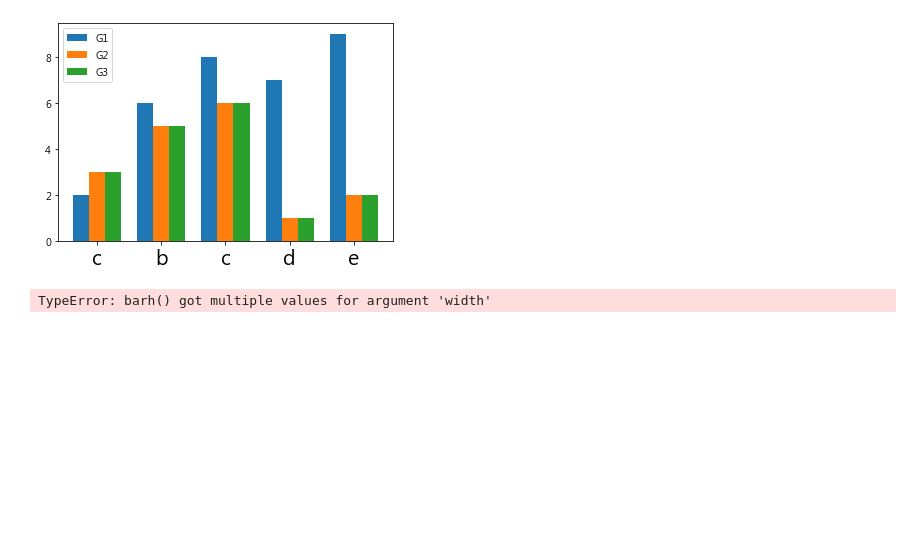
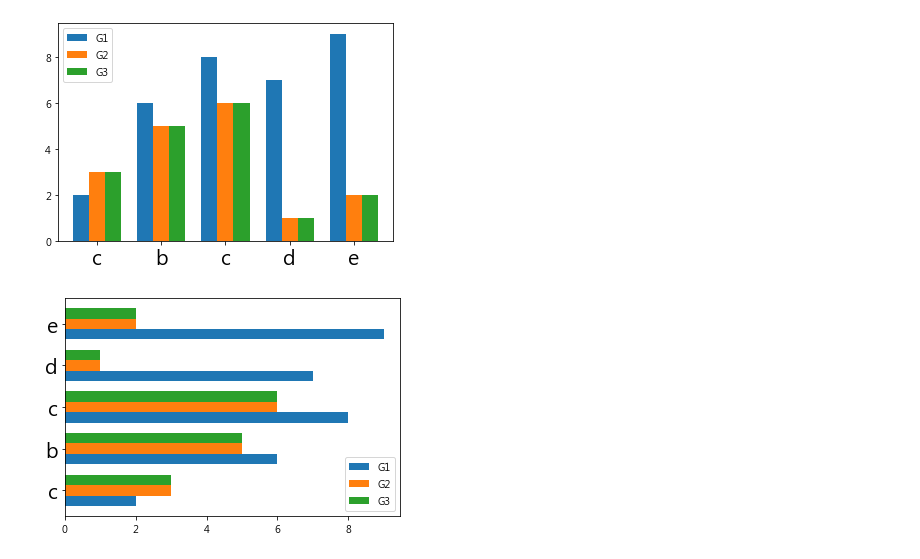
Before and after one commit to jouhsuanlin/ntuibr07, a Jupyter notebook: 繪圖/繪圖.ipynb, the cells around one changed output. Saved outputs shown, nothing was run; the diff lists cells and outputs as text; code cells hidden in the pictures; blank space fills up the shorter version.

```diff
--- a/繪圖/繪圖.ipynb
+++ b/繪圖/繪圖.ipynb
@@ -293,15 +293,15 @@ plt.show()
 # %%
 x1 = [1,2,3,4,5]
 y1 = [2,6,8,7,9]
 y2 = [3,5,6,1,2]
 x = ['c','b','c','d','e']
 # 比起堆疊長條圖，分組長條圖稍微調整數據以達到效果
 width = 0.25 #先設定每個長條的寬度
-plt.barh([i-width for i in x1], y1, width=width, label='G1') #注意這裡的X軸座標為x1中的數據減去寬度的一半
-plt.barh([i for i in x1], y2, width=width, label='G2', tick_label= x) #注意這裡的X軸座標為x1中的數據加上寬度的一半
-plt.barh([i+width for i in x1], y2, width=width, label='G3')
+plt.barh([i-width for i in x1], y1, height=width, label='G1') #注意這裡的X軸座標為x1中的數據減去寬度的一半
+plt.barh([i for i in x1], y2, height=width, label='G2', tick_label= x) #注意這裡的X軸座標為x1中的數據加上寬度的一半
+plt.barh([i+width for i in x1], y2, height=width, label='G3')
 plt.yticks(x1,x,fontsize = 20)
 plt.legend()
 plt.show()
 # %% [output]
-TypeError: barh() got multiple values for argument 'width'
+[figure, added]
```
Also changed, not shown: parts of 13 cells of this notebook, 1 other file.
